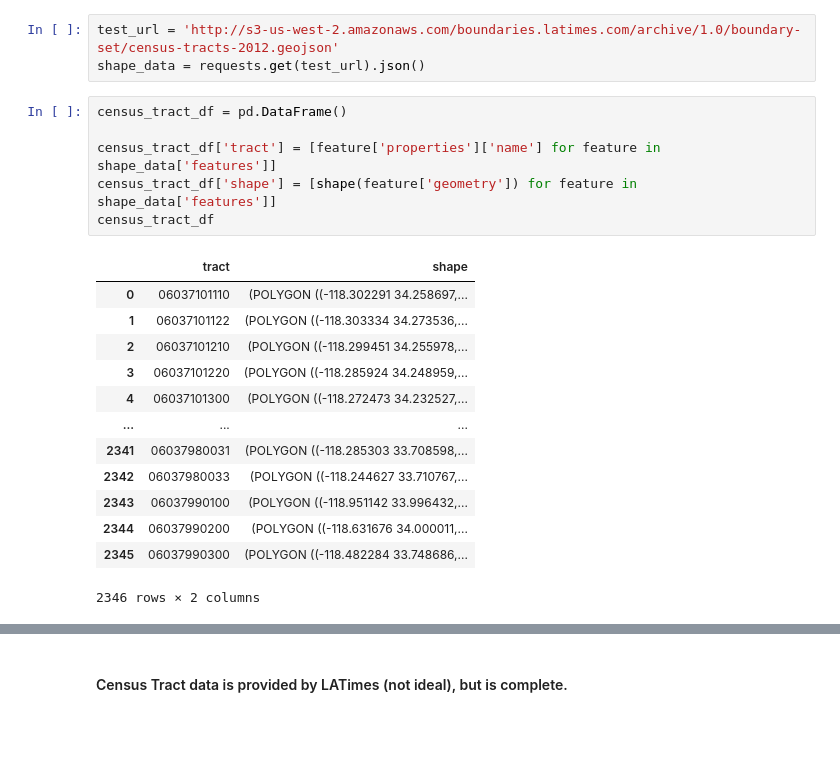
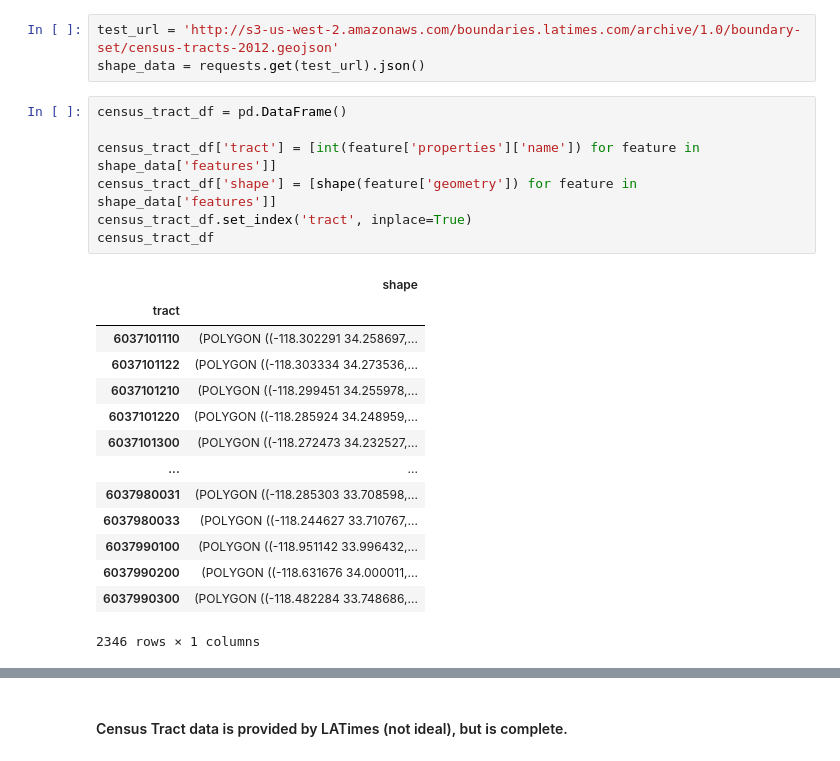
Before and after one commit to kevinmarlis/air-pollution-and-health, a Jupyter notebook: LA County PurpleAir Sensors.ipynb, the cells around one changed output, grey strips where cells are left out. Drawn from its saved outputs; the diff is of its cells as text; blank space fills up the shorter version.

```diff
--- a/LA County PurpleAir Sensors.ipynb
+++ b/LA County PurpleAir Sensors.ipynb
@@ -107,23 +131,25 @@ shape_data = requests.get(test_url).json()
 # %%
 census_tract_df = pd.DataFrame()
 
-census_tract_df['tract'] = [feature['properties']['name'] for feature in shape_data['features']]
+census_tract_df['tract'] = [int(feature['properties']['name']) for feature in shape_data['features']]
 census_tract_df['shape'] = [shape(feature['geometry']) for feature in shape_data['features']]
+census_tract_df.set_index('tract', inplace=True)
 census_tract_df
 # %% [output]
-|  | tract | shape |
-| 0 | 06037101110 | (POLYGON ((-118.302291 34.258697,... |
-| 1 | 06037101122 | (POLYGON ((-118.303334 34.273536,... |
-| 2 | 06037101210 | (POLYGON ((-118.299451 34.255978,... |
-| 3 | 06037101220 | (POLYGON ((-118.285924 34.248959,... |
-| 4 | 06037101300 | (POLYGON ((-118.272473 34.232527,... |
-| ... | ... | ... |
-| 2341 | 06037980031 | (POLYGON ((-118.285303 33.708598,... |
-| 2342 | 06037980033 | (POLYGON ((-118.244627 33.710767,... |
-| 2343 | 06037990100 | (POLYGON ((-118.951142 33.996432,... |
-| 2344 | 06037990200 | (POLYGON ((-118.631676 34.000011,... |
-| 2345 | 06037990300 | (POLYGON ((-118.482284 33.748686,... |
+|  | shape |
+| tract |  |
+| 6037101110 | (POLYGON ((-118.302291 34.258697,... |
+| 6037101122 | (POLYGON ((-118.303334 34.273536,... |
+| 6037101210 | (POLYGON ((-118.299451 34.255978,... |
+| 6037101220 | (POLYGON ((-118.285924 34.248959,... |
+| 6037101300 | (POLYGON ((-118.272473 34.232527,... |
+| ... | ... |
+| 6037980031 | (POLYGON ((-118.285303 33.708598,... |
+| 6037980033 | (POLYGON ((-118.244627 33.710767,... |
+| 6037990100 | (POLYGON ((-118.951142 33.996432,... |
+| 6037990200 | (POLYGON ((-118.631676 34.000011,... |
+| 6037990300 | (POLYGON ((-118.482284 33.748686,... |
-2346 rows × 2 columns
+2346 rows × 1 columns
 # %%
 sensor_points_df = pd.DataFrame()
 sensor_points_df['point'] = la_county_sensors_df.apply(lambda x: Point(x['Lon'], x['Lat']), axis=1)
```
Also changed, not shown: parts of 17 cells of this notebook.
